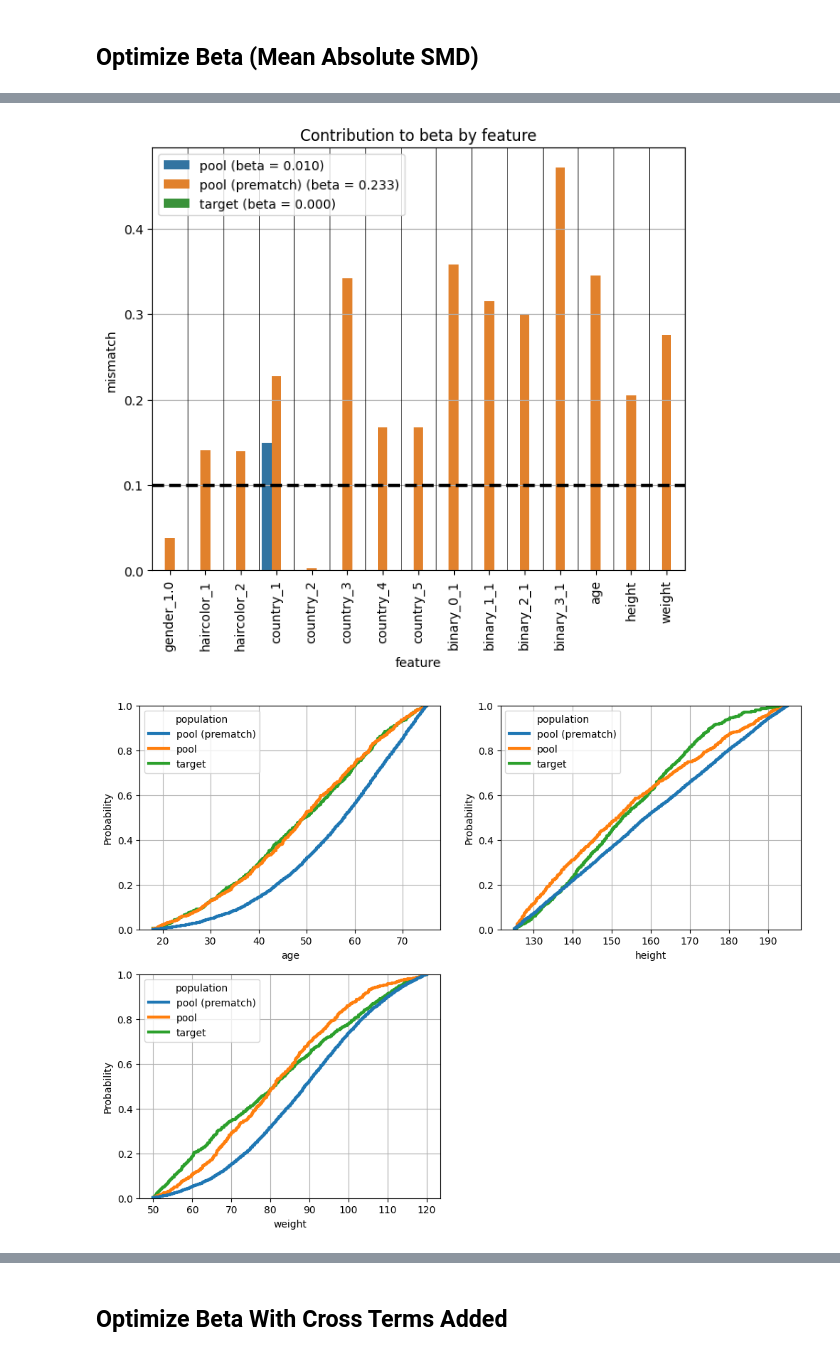
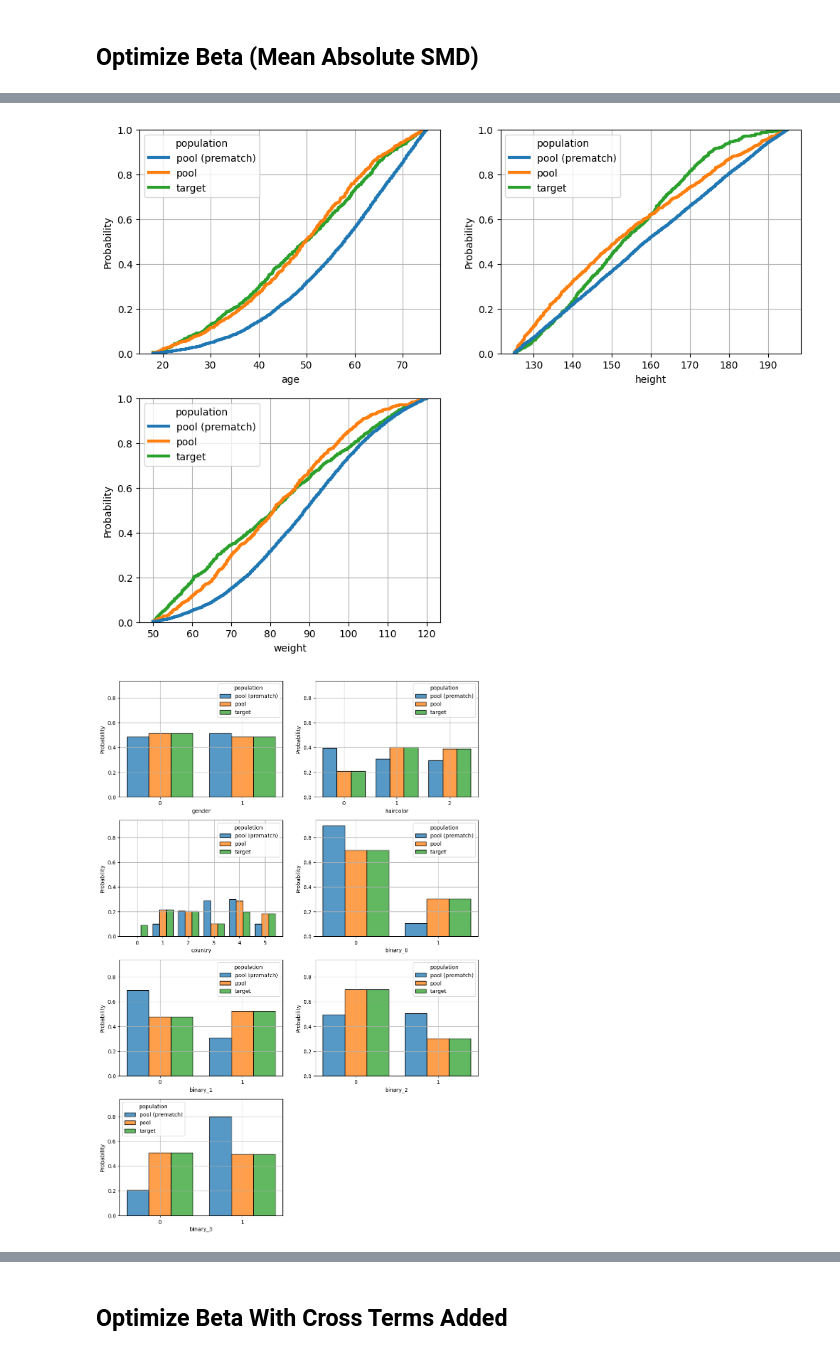
Before and after one commit to Bayer-Group/pybalance, a Jupyter notebook: sphinx/demos/lp_matcher.ipynb, the cells around one changed output, grey strips where cells are left out. Drawn from its saved outputs; the diff is of its cells as text; code cells hidden in the pictures.

```diff
--- a/sphinx/demos/lp_matcher.ipynb
+++ b/sphinx/demos/lp_matcher.ipynb
@@ -29,5 +26,5 @@ INFO [__init__.py:13] Loaded pybalance version 0.1.0.
 # %%
-time_limit = 300
+time_limit = 360
 # %%
 m = generate_toy_dataset()
 m
@@ -59,7 +56,7 @@ matcher = matcher_beta = ConstraintSatisfactionMatcher(
     m,
     time_limit=time_limit,
     objective=objective,
-    ps_hinting=True,
+    ps_hinting=False,
     num_workers=4)
 matcher.get_params()
 # %% [output]
@@ -112,13 +133,13 @@ Populations
 # %%
 %matplotlib inline
 
 match = matcher.get_best_match()
 m_data = m.copy().get_population('pool')
 m_data.loc[:, 'population'] = m_data['population'] + ' (prematch)'
 match.append(m_data)
-fig = plot_per_feature_loss(match, beta, 'target', debin=False)
+# fig = plot_per_feature_loss(match, beta, 'target', debin=False)
 fig = plot_numeric_features(match, hue_order=['pool (prematch)', 'pool', 'target', ])
 fig = plot_categoric_features(match,  hue_order=['pool (prematch)', 'pool', 'target'])
 # %% [output]
-[figure, old version]
+[figure, new version]
-[figure, old version]
+[figure, new version]
```
Also changed, not shown: parts of 12 cells of this notebook.
